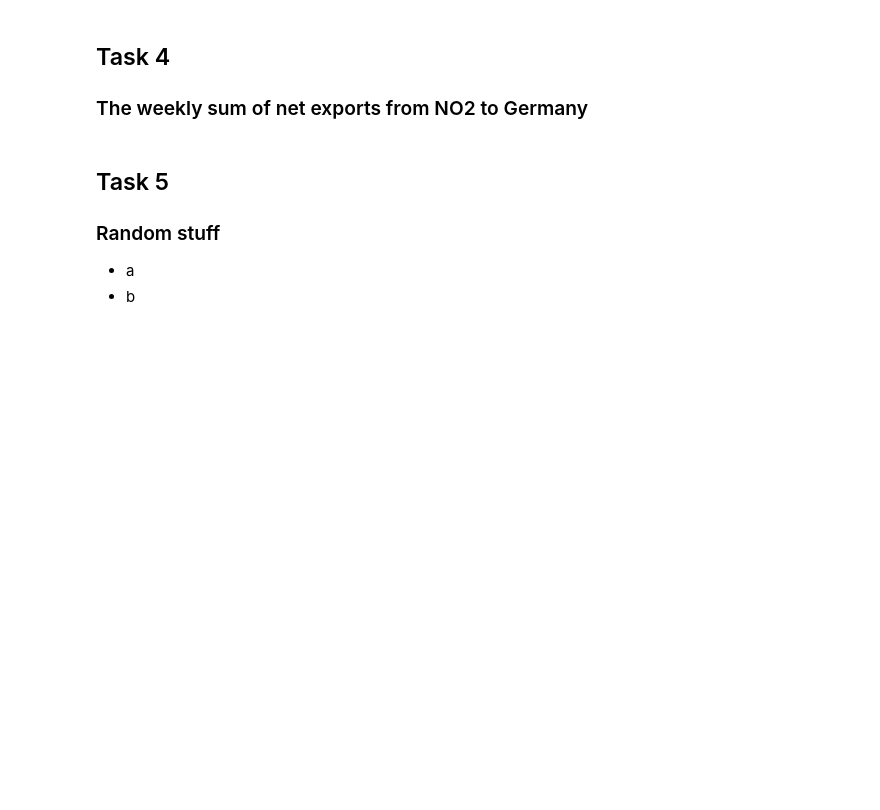
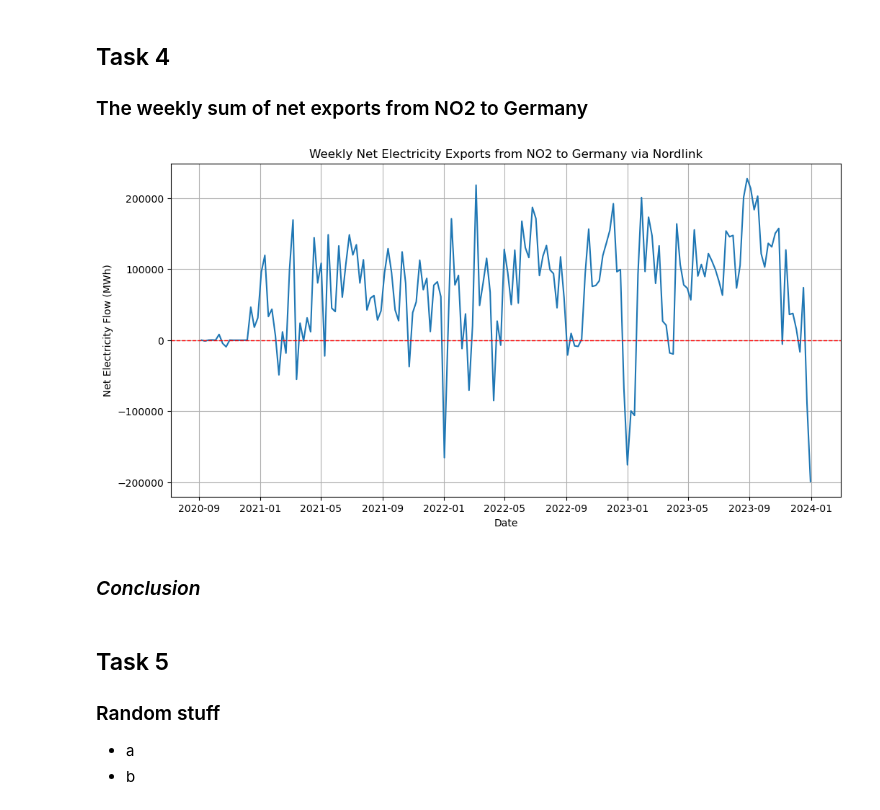
Before and after one commit to rymdd/TECH2-H24-Termpaper-G9, a Jupyter notebook: paper.ipynb, the cells around one changed output. Cells and saved outputs as stored; diff of their text form; code cells hidden in the pictures; blank space fills up the shorter version.

```diff
--- a/paper.ipynb
+++ b/paper.ipynb
@@ -144,23 +163,27 @@ Summary
 ## Task 4
 ### The weekly sum of net exports from NO2 to Germany
 # %%
-# Calculate the net export from NO2 to DE_LU each week
+# Calculate the net export from NO2 to Germany
 physicalflows_week = physicalflows.copy()
 physicalflows_week["Week"] = physicalflows_week["DateTime"].dt.isocalendar().week
-
+# Calculate the net export
 physicalflows_week["NetExport"] = physicalflows_week.apply(lambda row: row["FlowValue"] if row["InMapCode"] == "DE_LU" else -row["FlowValue"], axis=1)
-
+# Sample the data to weekly resolution
 weekly_net_exports = physicalflows_week.resample('W', on='DateTime')['NetExport'].sum()
 
 # Plot the weekly net exports
 fig, ax = plt.subplots(figsize=(12, 6))
-ax.plot(weekly_net_exports.index, weekly_net_exports.values, marker="o")
+ax.plot(weekly_net_exports.index, weekly_net_exports.values)
 ax.axhline(0, color='red', linestyle='--', linewidth=1, label='Net Export = 0')
-ax.set_xlabel('Week')
+ax.set_xlabel('Date')
 ax.set_ylabel('Net Electricity Flow (MWh)')
 ax.set_title('Weekly Net Electricity Exports from NO2 to Germany via Nordlink')
 ax.grid(True)
 plt.savefig("figure_task4.png")
+# %% [output]
+[figure, added]
+# %% [markdown]
+### *Conclusion*
 # %% [markdown]
 ## Task 5
 ### Random stuff
```
Also changed, not shown: parts of 15 cells of this notebook, 4 other files.
